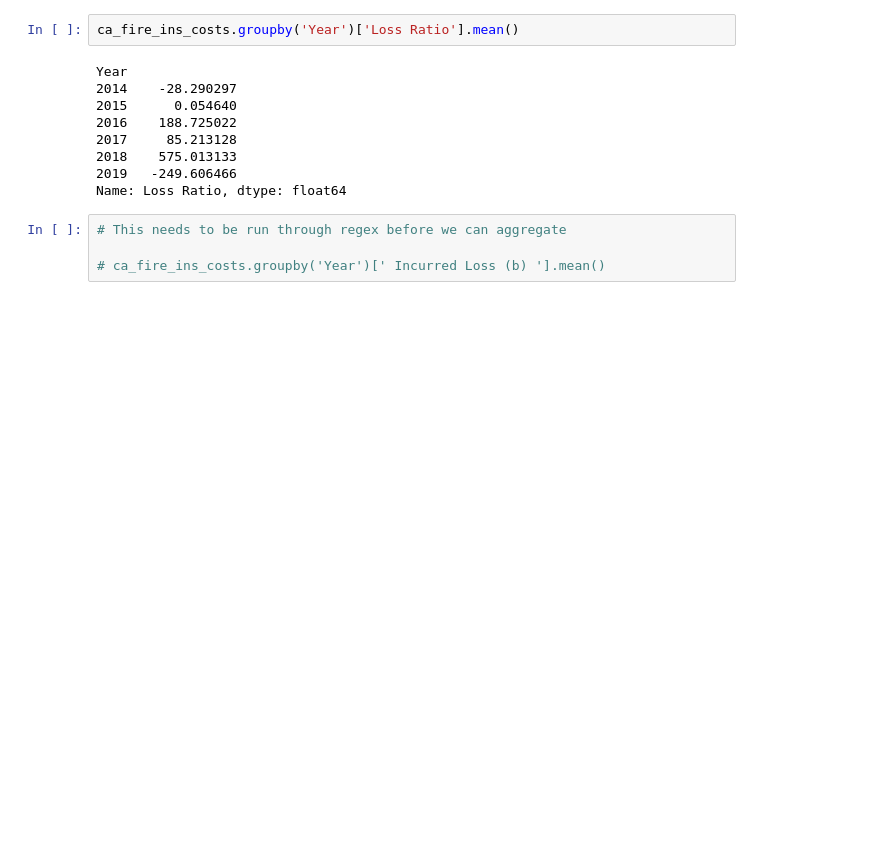
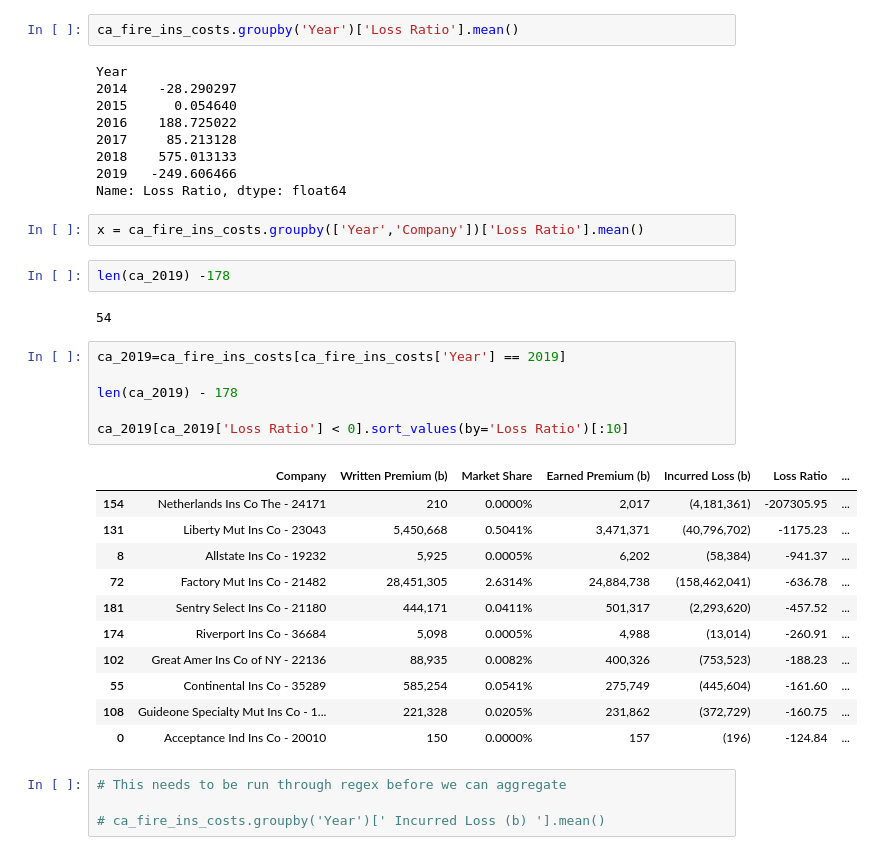
Before and after one commit to jefremides/Project_5, a Jupyter notebook: jerry_data_cleaning_eda.ipynb, the cells around one changed output. Saved outputs shown, nothing was run; the diff lists cells and outputs as text; blank space fills up the shorter version.

```diff
--- a/jerry_data_cleaning_eda.ipynb
+++ b/jerry_data_cleaning_eda.ipynb
@@ -207,6 +213,30 @@ Year
 2018    575.013133
 2019   -249.606466
 Name: Loss Ratio, dtype: float64
+# %%
+x = ca_fire_ins_costs.groupby(['Year','Company'])['Loss Ratio'].mean()
+# %%
+len(ca_2019) -178
+# %% [output]
+54
+# %%
+ca_2019=ca_fire_ins_costs[ca_fire_ins_costs['Year'] == 2019]
+
+len(ca_2019) - 178
+
+ca_2019[ca_2019['Loss Ratio'] < 0].sort_values(by='Loss Ratio')[:10]
+# %% [output]
+|  | Company | Written Premium (b) | Market Share | Earned Premium (b) | Incurred Loss (b) | Loss Ratio | ... |
+| 154 | Netherlands Ins Co The - 24171 | 210 | 0.0000% | 2,017 | (4,181,361) | -207305.95 | ... |
+| 131 | Liberty Mut Ins Co - 23043 | 5,450,668 | 0.5041% | 3,471,371 | (40,796,702) | -1175.23 | ... |
+| 8 | Allstate Ins Co - 19232 | 5,925 | 0.0005% | 6,202 | (58,384) | -941.37 | ... |
+| 72 | Factory Mut Ins Co - 21482 | 28,451,305 | 2.6314% | 24,884,738 | (158,462,041) | -636.78 | ... |
+| 181 | Sentry Select Ins Co - 21180 | 444,171 | 0.0411% | 501,317 | (2,293,620) | -457.52 | ... |
+| 174 | Riverport Ins Co - 36684 | 5,098 | 0.0005% | 4,988 | (13,014) | -260.91 | ... |
+| 102 | Great Amer Ins Co of NY - 22136 | 88,935 | 0.0082% | 400,326 | (753,523) | -188.23 | ... |
+| 55 | Continental Ins Co - 35289 | 585,254 | 0.0541% | 275,749 | (445,604) | -161.60 | ... |
+| 108 | Guideone Specialty Mut Ins Co - 1... | 221,328 | 0.0205% | 231,862 | (372,729) | -160.75 | ... |
+| 0 | Acceptance Ind Ins Co - 20010 | 150 | 0.0000% | 157 | (196) | -124.84 | ... |
 # %%
 # This needs to be run through regex before we can aggregate
 
```
Also changed, not shown: parts of 4 cells of this notebook, 4 other files.
